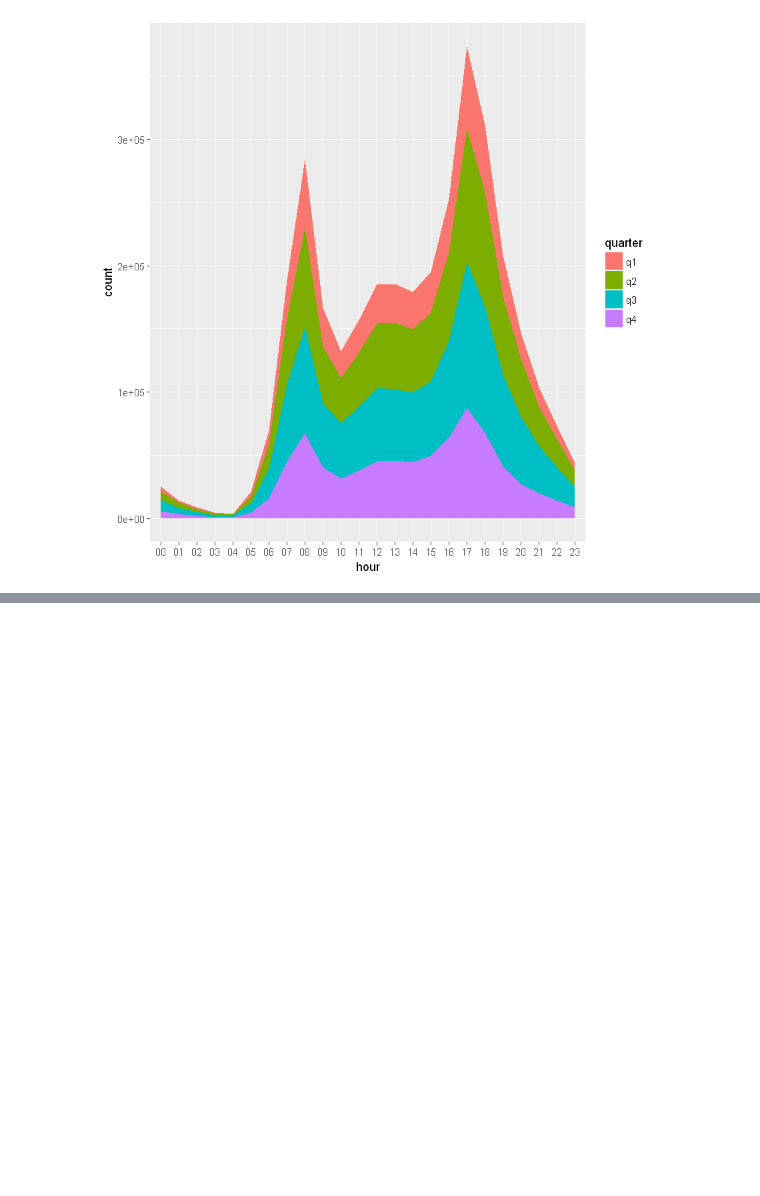
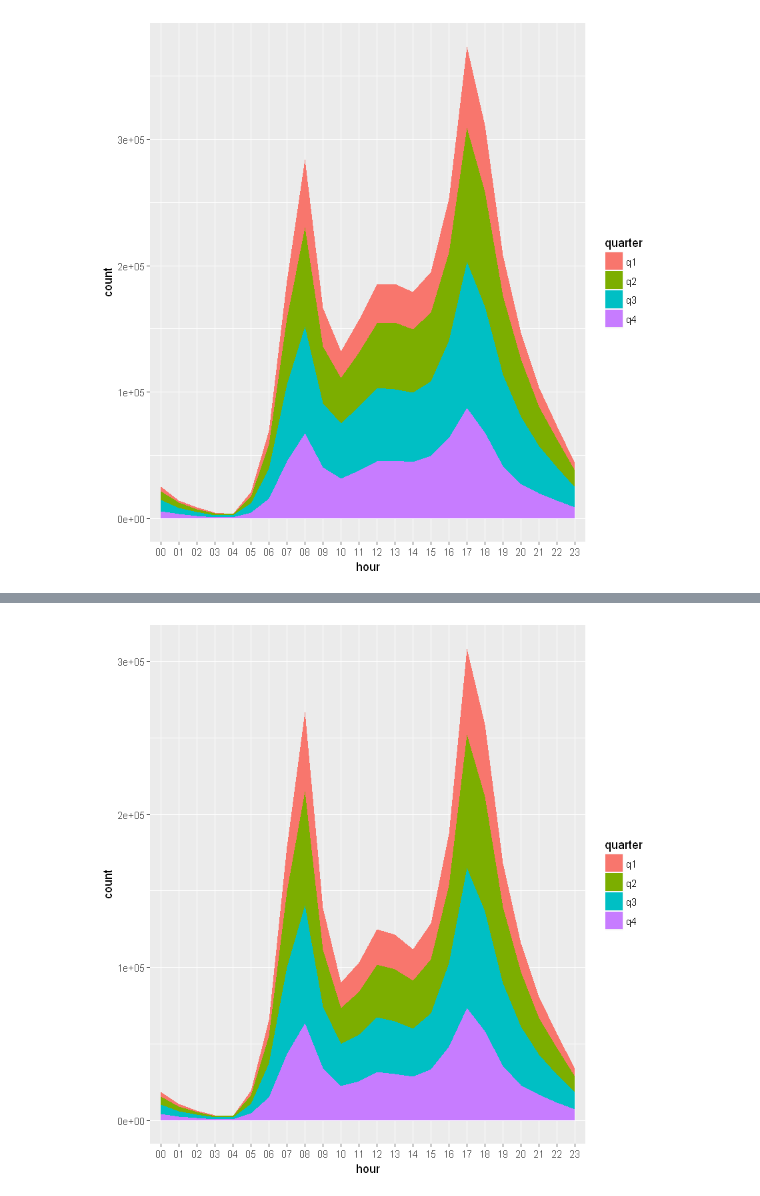
Before and after one commit to aeintngon/CapitalBikeshare, a Jupyter notebook: DataViz.ipynb, the cells around one changed output, grey strips where cells are left out. Saved outputs shown, nothing was run; the diff lists cells and outputs as text; code cells hidden in the pictures; blank space fills up the shorter version.

```diff
--- a/DataViz.ipynb
+++ b/DataViz.ipynb
@@ -118,0 +142,9 @@ ggplot(t_start, aes(x=hour,y=count,group=quarter,fill=quarter)) + geom_area()
+# %%
+registered=trips %>% filter(Member.Type=="Registered") %>% mutate(wday=weekdays(startDT), hour=strftime(startDT, "%H")) %>%
+  group_by(hour, quarter) %>% mutate(count=n()) %>% select(quarter, hour, count) %>% unique()
+#t_start$wday <- factor(t_start$wday, levels= c("Sunday", "Monday", "Tuesday", "Wednesday", "Thursday", "Friday", "Saturday"))
+#head(t_start)
+#t_start <- t_start[order(t_start$wday), ]
+ggplot(registered, aes(x=hour,y=count,group=quarter,fill=quarter)) + geom_area()
+# %% [output]
+[figure, added]
```
Also changed, not shown: parts of 7 cells of this notebook.
